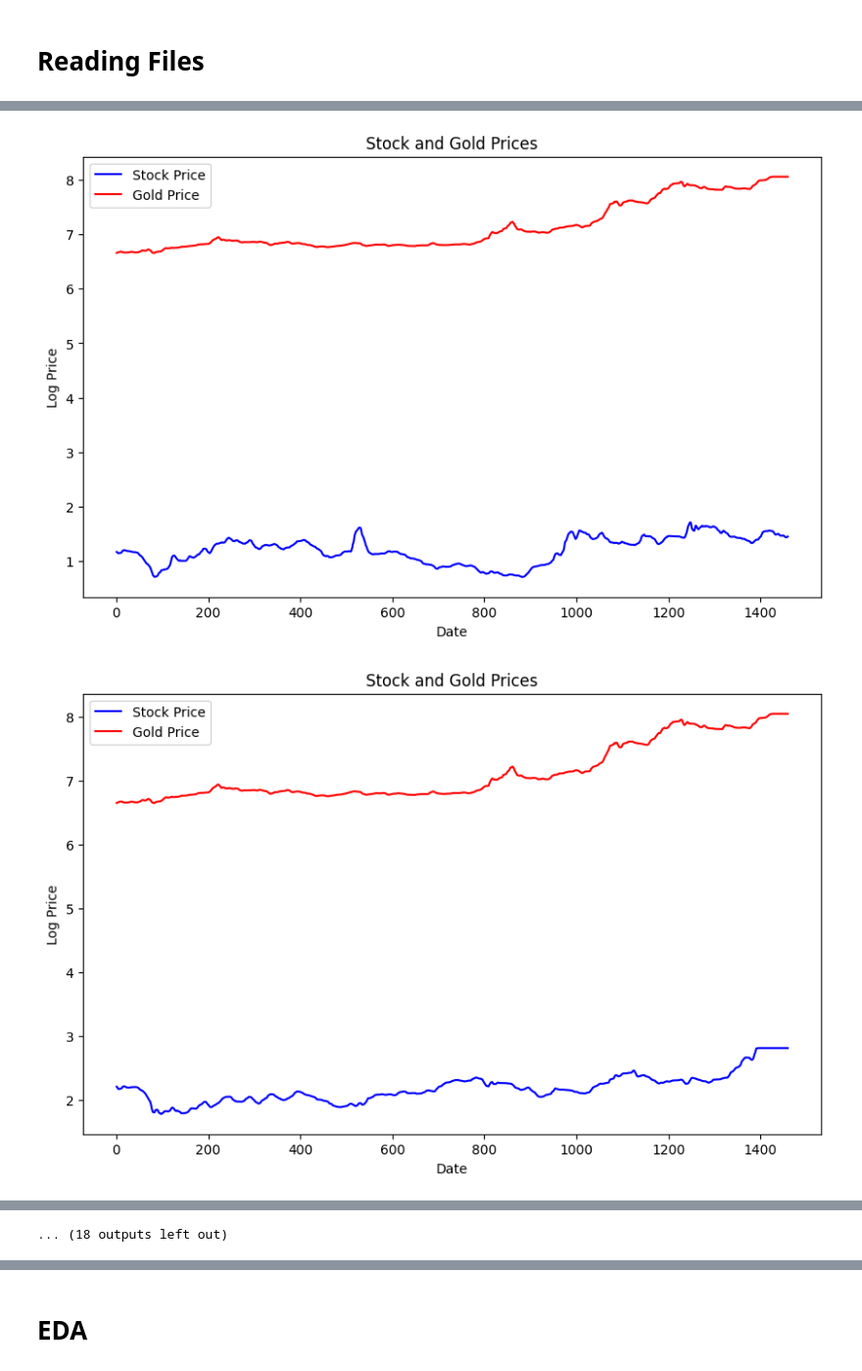
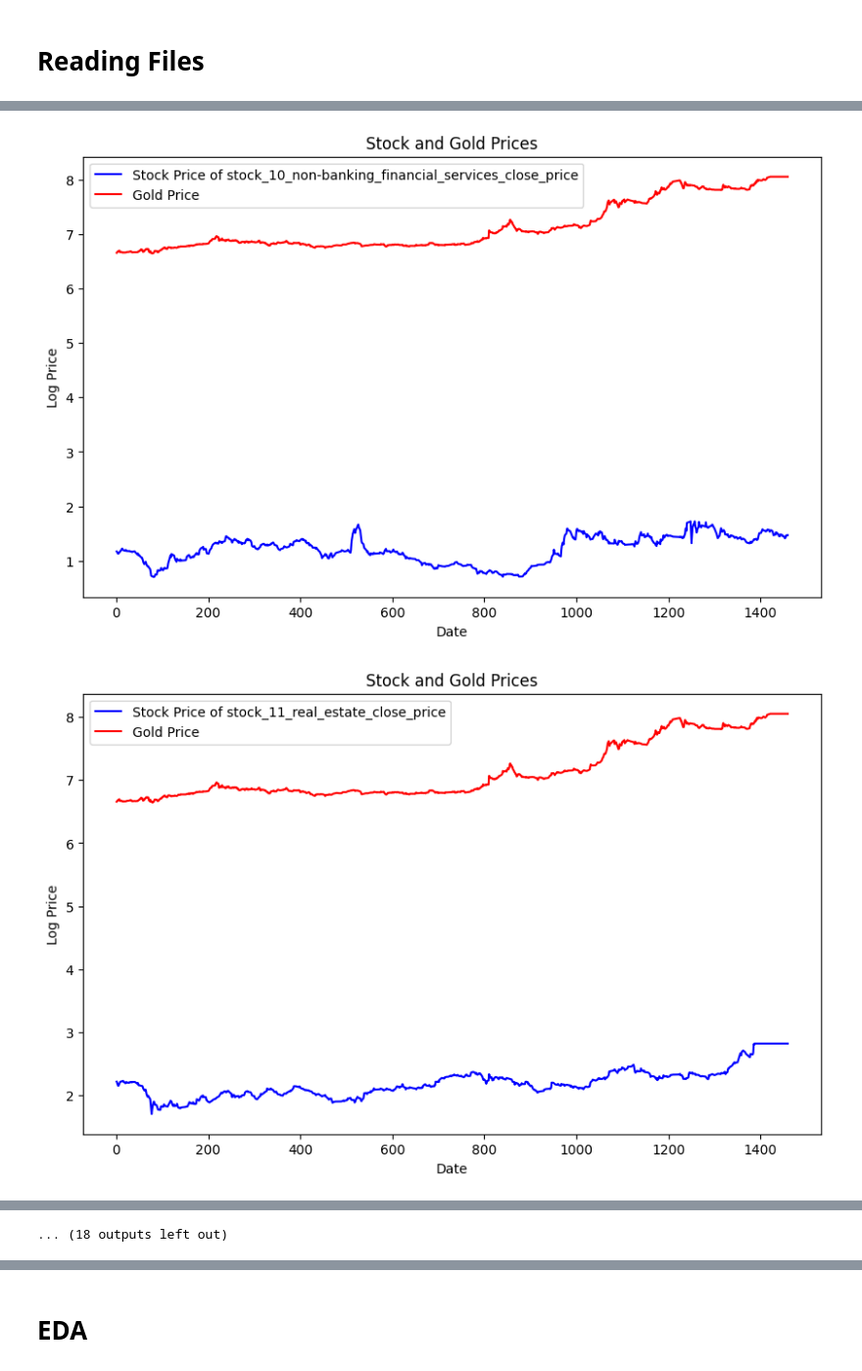
Before and after one commit to YousefElbrolosy/gold_prices_prediction_model, a Jupyter notebook: Workout/Skeleton.ipynb, the cells around one changed output, grey strips where cells are left out. Shown at 98% size. Drawn from its saved outputs; the diff is of its cells as text; code cells hidden in the pictures.

Commit message:
removed smooth and added sentiment analysis

```diff
--- a/Workout/Skeleton.ipynb
+++ b/Workout/Skeleton.ipynb
@@ -35,5 +35,6 @@ vix_indices = pd.read_csv('../InputData/vix_index.csv')
 vixeem_indices = pd.read_csv('../InputData/vxeem_index.csv')
 gold_prices = pd.read_csv('../InputData/intraday_gold.csv')
 gold_prices_target = pd.read_csv('../InputData/target_gold.csv')
+sentiment_data = pd.read_csv('./sentiment_scores.csv')
 # %%
 gold_prices_target.head()
@@ -107,21 +230,21 @@ for stock_prices_column in stock_prices.columns:
     merged_data['Log_Gold_Price'] = merged_data['Log_Gold_Price'].interpolate(method='linear')
     merged_data['Log_Stock_Price'] = merged_data['Log_Stock_Price'].interpolate(method='linear')
 
-    merged_data['Smoothed_Log_Stock_Price'] = merged_data['Log_Stock_Price'].rolling(window=7, min_periods=1).mean()
-    merged_data['Smoothed_Log_Gold_Price'] = merged_data['Log_Gold_Price'].rolling(window=7, min_periods=1).mean()
+    # merged_data['Smoothed_Log_Stock_Price'] = merged_data['Log_Stock_Price'].rolling(window=7, min_periods=1).mean()
+    # merged_data['Smoothed_Log_Gold_Price'] = merged_data['Log_Gold_Price'].rolling(window=7, min_periods=1).mean()
 
-    filtered_data = merged_data[['Date', 'Smoothed_Log_Stock_Price', 'Smoothed_Log_Gold_Price']]
+    filtered_data = merged_data[['Date', 'Log_Stock_Price', 'Log_Gold_Price']]
     filtered_data = filtered_data.set_index('Date').reindex(date_range).reset_index()
     filtered_data.interpolate(method='linear', inplace=True)
-    filtered_data = filtered_data.dropna(subset=['Smoothed_Log_Stock_Price', 'Smoothed_Log_Gold_Price'])
+    filtered_data = filtered_data.dropna(subset=['Log_Stock_Price', 'Log_Gold_Price'])
 
 
 
     merged_data_list.append(filtered_data)
 
     plt.figure(figsize=(10, 6))
-    plt.plot(filtered_data['Smoothed_Log_Stock_Price'], label='Stock Price', color='blue')
-    plt.plot(filtered_data['Smoothed_Log_Gold_Price'], label='Gold Price', color='red')
+    plt.plot(filtered_data['Log_Stock_Price'], label='Stock Price of ' + stock_prices_column, color='blue')
+    plt.plot(filtered_data['Log_Gold_Price'], label='Gold Price', color='red')
     plt.title('Stock and Gold Prices')
     plt.xlabel('Date')
     plt.ylabel('Log Price')
@@ -132,2 +255,2 @@ for stock_prices_column in stock_prices.columns:
-[figure, old version]
+[figure, new version]
-[figure, old version]
+[figure, new version]
```
Also changed, not shown: parts of 6 cells of this notebook, 1 other file.
